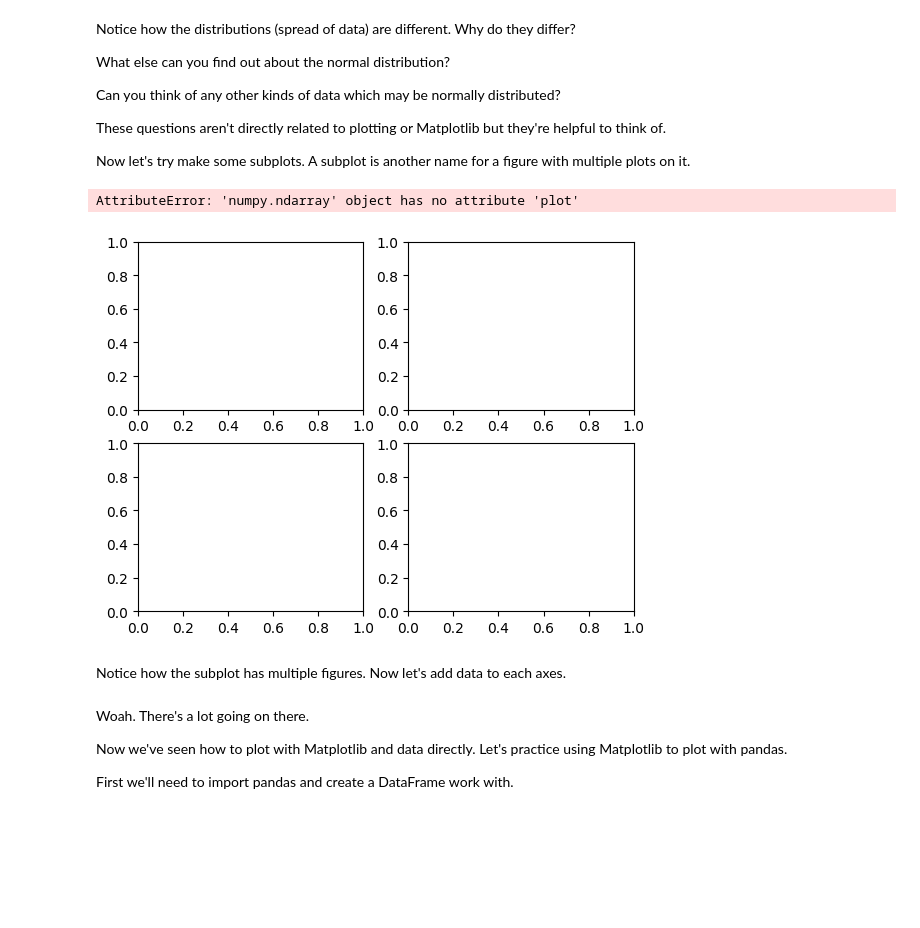
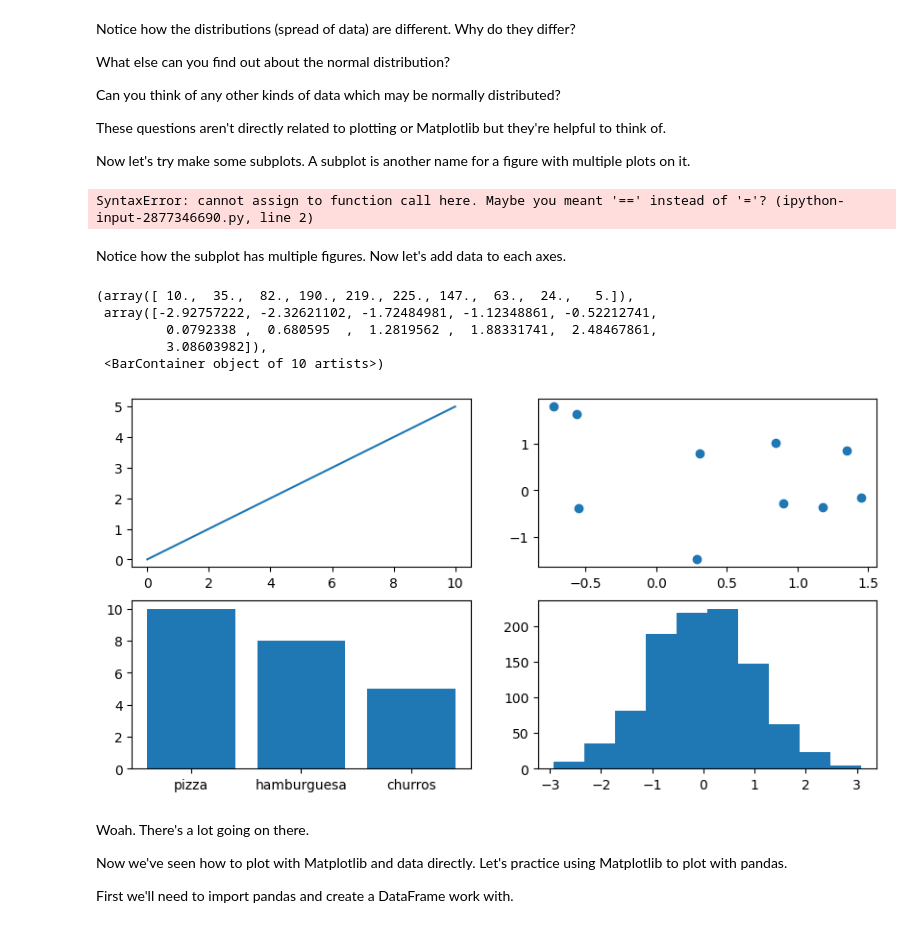
Before and after one commit to TherealOneC/zero-to-mastery-ml, a Jupyter notebook: section-2-data-science-and-ml-tools/matplotlib-exercises.ipynb, the cells around one changed output. Drawn from its saved outputs; the diff is of its cells as text; code cells hidden in the pictures; blank space fills up the shorter version.

```diff
--- a/section-2-data-science-and-ml-tools/matplotlib-exercises.ipynb
+++ b/section-2-data-science-and-ml-tools/matplotlib-exercises.ipynb
@@ -214,29 +214,34 @@ Can you think of any other kinds of data which may be normally distributed?
 These questions aren't directly related to plotting or Matplotlib but they're helpful to think of.
 
 Now let's try make some subplots. A subplot is another name for a figure with multiple plots on it.
-# %%
-# Create an empty subplot with 2 rows and 2 columns (4 subplots total)
-fig,ax=plt.subplots(2,2)
-ax.plot
-# %% [output]
-AttributeError: 'numpy.ndarray' object has no attribute 'plot'
-[figure, removed]
+# %%
+fig, ((ax1, ax2), (ax3, ax4)) = plt.subplots(nrows=2,ncols=2)
+# %% [output]
+SyntaxError: cannot assign to function call here. Maybe you meant '==' instead of '='? (ipython-input-2877346690.py, line 2)
 # %% [markdown]
 Notice how the subplot has multiple figures. Now let's add data to each axes.
 # %%
 # Create the same plot as above with 2 rows and 2 columns and figsize of (10, 5)
-
+fig, ((ax1, ax2), (ax3, ax4)) = plt.subplots(nrows=2,ncols=2,figsize=(10,5))
 
 # Plot X versus X/2 on the top left axes
-
+ax1.plot(x,x/2)
 
 # Plot a scatter plot of 10 random numbers on each axis on the top right subplot
-
+ax2.scatter(np.random.randn(10),np.random.randn(10))
 
 # Plot a bar graph of the favourite food keys and values on the bottom left subplot
-
+ax3.bar(xx,yy)
 
 # Plot a histogram of 1000 random normally distributed numbers on the bottom right subplot
+ax4.hist(np.random.randn(1000))
+# %% [output]
+(array([ 10.,  35.,  82., 190., 219., 225., 147.,  63.,  24.,   5.]),
+ array([-2.92757222, -2.32621102, -1.72484981, -1.12348861, -0.52212741,
+         0.0792338 ,  0.680595  ,  1.2819562 ,  1.88331741,  2.48467861,
+         3.08603982]),
+ <BarContainer object of 10 artists>)
+[figure, added]
 # %% [markdown]
 Woah. There's a lot going on there.
 
```
Also changed, not shown: parts of 26 cells of this notebook.
